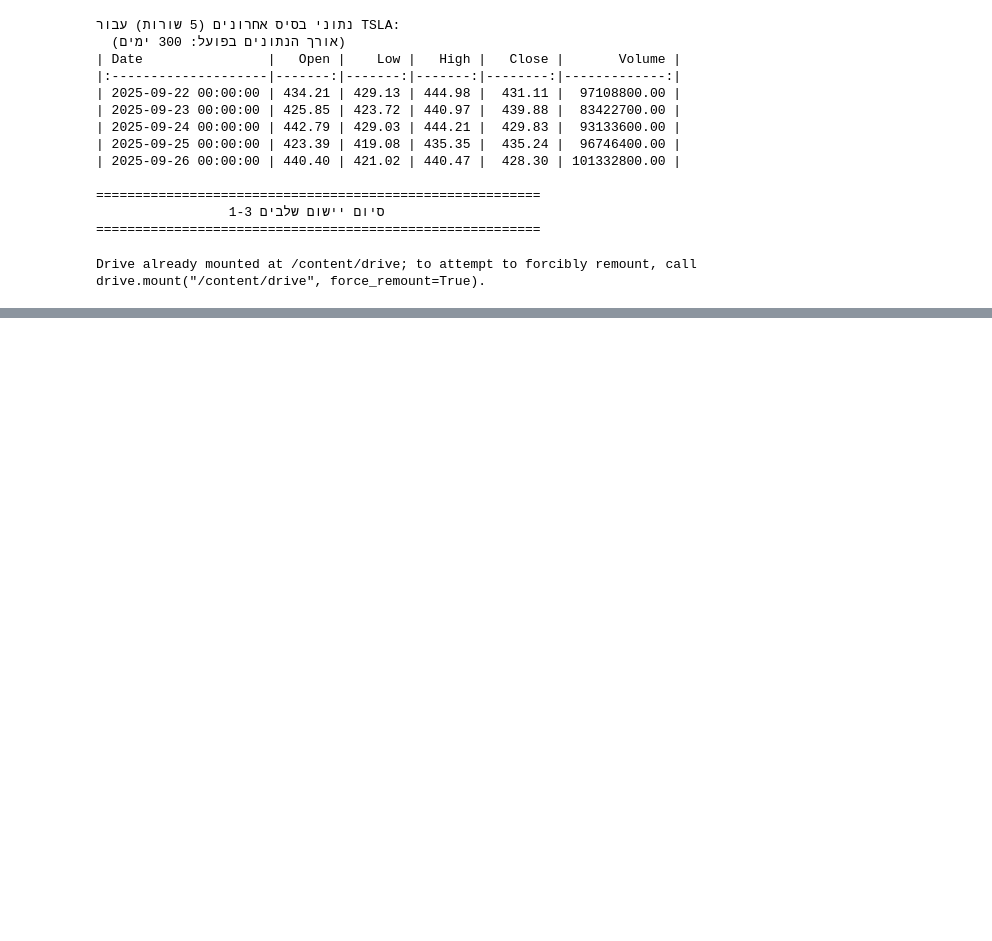
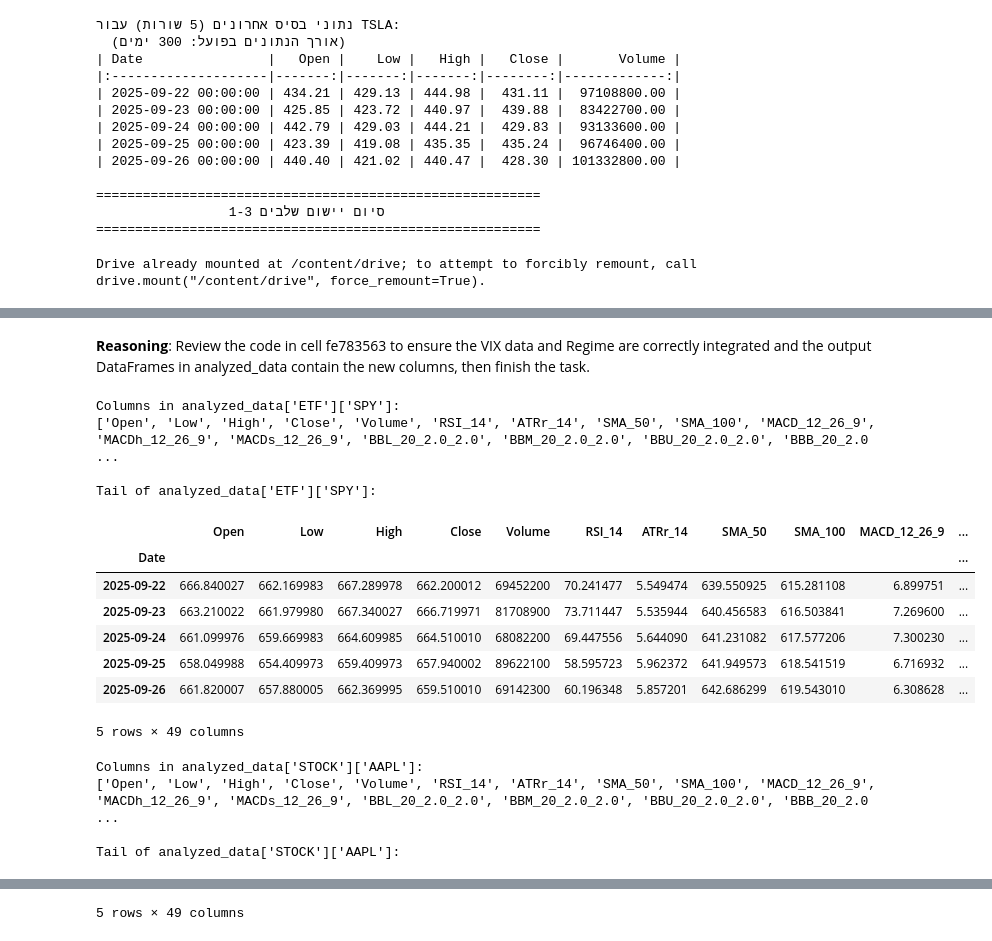
Before and after one commit to Sagi1977/CycleTrading-, a Jupyter notebook: Cycle_Trades.ipynb, the cells around one changed output, grey strips where cells are left out. Cells and saved outputs as stored; diff of their text form; code cells hidden in the pictures; blank space fills up the shorter version.

```diff
--- a/Cycle_Trades.ipynb
+++ b/Cycle_Trades.ipynb
@@ -744,0 +1491,54 @@ Full results for STOCK saved to STOCK_28_09_2025.csv
+# %% [markdown]
+**Reasoning**:
+Review the code in cell fe783563 to ensure the VIX data and Regime are correctly integrated and the output DataFrames in analyzed_data contain the new columns, then finish the task.
+# %%
+# Examine the code in cell fe783563 (this cell).
+# Verify that the get_vix_data function is correctly defined and called once before the main asset processing loop.
+# Confirm that the merging of df_vix with df_analysis is performed using pd.merge with left_index=True and right_index=True.
+# Check that the 'VIX_Close' column is present in df_analysis after the merge.
+# Verify that the 'VIX_Regime_Above_Threshold' column is calculated based on 'VIX_Close' and the vix_threshold.
+# Inspect the analyzed_data dictionary after the execution of cell fe783563 to confirm that the DataFrames for each asset contain the 'VIX_Close' and 'VIX_Regime_Above_Threshold' columns.
+
+# The previous execution of cell fe783563 already ran the code.
+# We can now inspect the analyzed_data dictionary to verify the changes.
+
+# Check the columns of a sample DataFrame from analyzed_data
+# For example, check the 'ETF' group and 'SPY' ticker
+if 'analyzed_data' in locals() or 'analyzed_data' in globals():
+    if 'ETF' in analyzed_data and 'SPY' in analyzed_data['ETF']:
+        spy_df = analyzed_data['ETF']['SPY']
+        print("\nColumns in analyzed_data['ETF']['SPY']:")
+        print(spy_df.columns.tolist())
+
+        print("\nTail of analyzed_data['ETF']['SPY']:")
+        display(spy_df.tail())
+
+        # You can also check another sample
+        if 'STOCK' in analyzed_data and 'AAPL' in analyzed_data['STOCK']:
+            aapl_df = analyzed_data['STOCK']['AAPL']
+            print("\nColumns in analyzed_data['STOCK']['AAPL']:")
+            print(aapl_df.columns.tolist())
+
+            print("\nTail of analyzed_data['STOCK']['AAPL']:")
+            display(aapl_df.tail())
+    else:
+        print("Error: 'analyzed_data' does not contain expected data.")
+else:
+    print("Error: 'analyzed_data' variable not found. Please ensure the previous cell ran successfully.")
+# %% [output]
+Columns in analyzed_data['ETF']['SPY']:
+['Open', 'Low', 'High', 'Close', 'Volume', 'RSI_14', 'ATRr_14', 'SMA_50', 'SMA_100', 'MACD_12_26_9', 'MACDh_12_26_9', 'MACDs_12_26_9', 'BBL_20_2.0_2.0', 'BBM_20_2.0_2.0', 'BBU_20_2.0_2.0', 'BBB_20_2.0 ...
+
+Tail of analyzed_data['ETF']['SPY']:
+|  | Open | Low | High | Close | Volume | RSI_14 | ATRr_14 | SMA_50 | SMA_100 | MACD_12_26_9 | ... |
+| Date |  |  |  |  |  |  |  |  |  |  | ... |
+| 2025-09-22 | 666.840027 | 662.169983 | 667.289978 | 662.200012 | 69452200 | 70.241477 | 5.549474 | 639.550925 | 615.281108 | 6.899751 | ... |
+| 2025-09-23 | 663.210022 | 661.979980 | 667.340027 | 666.719971 | 81708900 | 73.711447 | 5.535944 | 640.456583 | 616.503841 | 7.269600 | ... |
+| 2025-09-24 | 661.099976 | 659.669983 | 664.609985 | 664.510010 | 68082200 | 69.447556 | 5.644090 | 641.231082 | 617.577206 | 7.300230 | ... |
+| 2025-09-25 | 658.049988 | 654.409973 | 659.409973 | 657.940002 | 89622100 | 58.595723 | 5.962372 | 641.949573 | 618.541519 | 6.716932 | ... |
+| 2025-09-26 | 661.820007 | 657.880005 | 662.369995 | 659.510010 | 69142300 | 60.196348 | 5.857201 | 642.686299 | 619.543010 | 6.308628 | ... |
+5 rows × 49 columns
+Columns in analyzed_data['STOCK']['AAPL']:
+['Open', 'Low', 'High', 'Close', 'Volume', 'RSI_14', 'ATRr_14', 'SMA_50', 'SMA_100', 'MACD_12_26_9', 'MACDh_12_26_9', 'MACDs_12_26_9', 'BBL_20_2.0_2.0', 'BBM_20_2.0_2.0', 'BBU_20_2.0_2.0', 'BBB_20_2.0 ...
+
+Tail of analyzed_data['STOCK']['AAPL']:
@@ -744,0 +1552 @@ Full results for STOCK saved to STOCK_28_09_2025.csv
+5 rows × 49 columns
```
Also changed, not shown: parts of 13 cells of this notebook.
